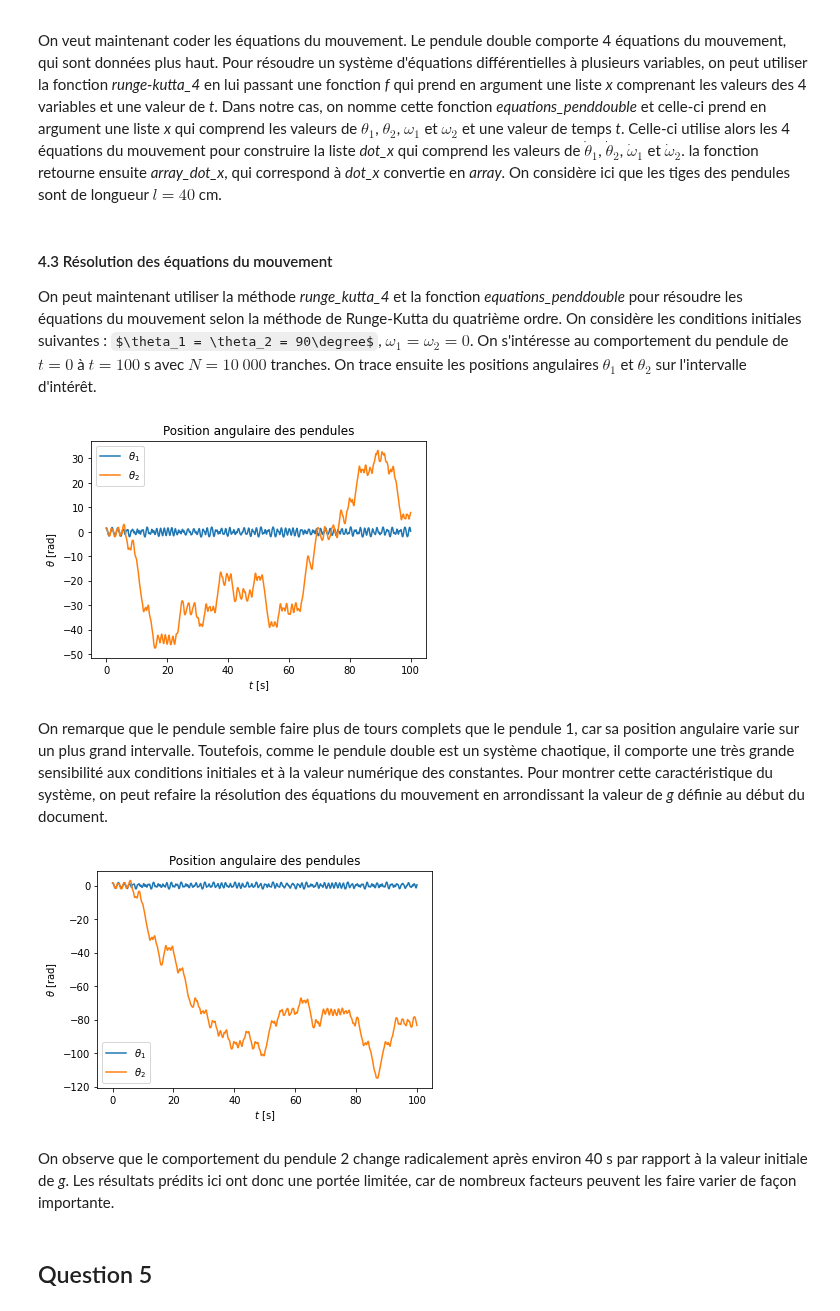
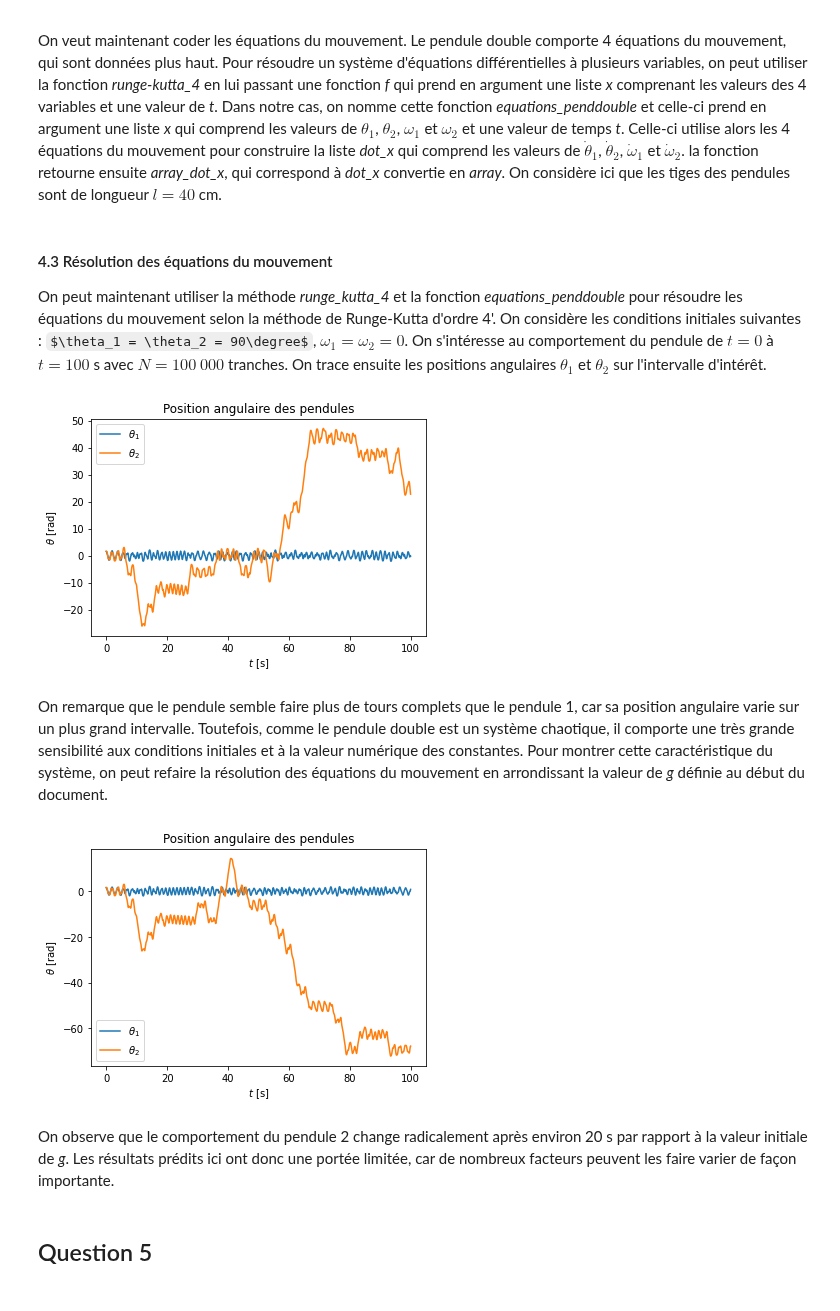
Before and after one commit to Jordan-Charest/PhysNum, a Jupyter notebook: TP3/TP3_Cla.ipynb, the cells around one changed output. Drawn from its saved outputs; the diff is of its cells as text; code cells hidden in the pictures; some formulas as TeX source.

```diff
--- a/TP3/TP3_Cla.ipynb
+++ b/TP3/TP3_Cla.ipynb
@@ -88,22 +88,22 @@ def equations_penddouble(x, t):
 # %% [markdown]
 #### 4.3 Résolution des équations du mouvement
 
-On peut maintenant utiliser la méthode *runge_kutta_4* et la fonction *equations_penddouble* pour résoudre les équations du mouvement selon la méthode de Runge-Kutta du quatrième ordre. On considère les conditions initiales suivantes : $\theta_1 = \theta_2 = 90\degree$, $\omega_1=\omega_2=0$. On s'intéresse au comportement du pendule de $t=0$ à $t=100$ s avec $N=10\ 000$ tranches. On trace ensuite les positions angulaires $\theta_1$ et $\theta_2$ sur l'intervalle d'intérêt.
+On peut maintenant utiliser la méthode *runge_kutta_4* et la fonction *equations_penddouble* pour résoudre les équations du mouvement selon la méthode de Runge-Kutta d'ordre 4'. On considère les conditions initiales suivantes : $\theta_1 = \theta_2 = 90\degree$, $\omega_1=\omega_2=0$. On s'intéresse au comportement du pendule de $t=0$ à $t=100$ s avec $N=100\ 000$ tranches. On trace ensuite les positions angulaires $\theta_1$ et $\theta_2$ sur l'intervalle d'intérêt.
 # %%
 # définition des conditions initiales (en radians)
 cond_init = [np.pi/2, np.pi/2, 0, 0]
 
 # résolution des équations du mouvement
-vars, t = runge_kutta_4(equations_penddouble, cond_init, 0, 100, 10000)
+result, t = runge_kutta_4(equations_penddouble, cond_init, 0, 100, 100000)
 
 # on trace le résultat
 
 theta_1 = []
-for v in vars:
+for v in result:
     theta_1.append(v[0])
 
 theta_2 = []
-for v in vars:
+for v in result:
     theta_2.append(v[1])
 
 fig = plt.figure()
@@ -116,44 +116,44 @@ plt.plot(t, theta_2[:-1], label="$θ_2$")
 plt.legend()
 plt.show()
 # %% [output]
-[figure, old version]
+[figure, new version]
 # %% [markdown]
 On remarque que le pendule semble faire plus de tours complets que le pendule 1, car sa position angulaire varie sur un plus grand intervalle. Toutefois, comme le pendule double est un système chaotique, il comporte une très grande sensibilité aux conditions initiales et à la valeur numérique des constantes. Pour montrer cette caractéristique du système, on peut refaire la résolution des équations du mouvement en arrondissant la valeur de *g* définie au début du document.
 # %%
 # on redéfinit la valeur de g
 g = 9.8
 
 # définition des conditions initiales (en radians)
 cond_init = [np.pi/2, np.pi/2, 0, 0]
 
 # résolution des équations du mouvement
-vars, t = runge_kutta_4(equations_penddouble, cond_init, 0, 100, 10000)
+result_2, t_2 = runge_kutta_4(equations_penddouble, cond_init, 0, 100, 100000)
 
 # on trace le résultat
 
-theta_1 = []
-for v in vars:
-    theta_1.append(v[0])
+theta_1_2 = []
+for v in result_2:
+    theta_1_2.append(v[0])
 
-theta_2 = []
-for v in vars:
-    theta_2.append(v[1])
+theta_2_2 = []
+for v in result_2:
+    theta_2_2.append(v[1])
 
 fig2 = plt.figure()
 fig2.patch.set_facecolor('white')
 plt.title('Position angulaire des pendules')
 plt.ylabel('$θ$ [rad]')
 plt.xlabel('$t$ [s]')
-plt.plot(t, theta_1[:-1], label="$θ_1$")
-plt.plot(t, theta_2[:-1], label="$θ_2$")
+plt.plot(t_2, theta_1_2[:-1], label="$θ_1$")
+plt.plot(t_2, theta_2_2[:-1], label="$θ_2$")
 plt.legend()
 plt.show()
 
 # on redéfinit la valeur initiale de g
 g = 9.80665
 # %% [output]
-[figure, old version]
+[figure, new version]
 # %% [markdown]
-On observe que le comportement du pendule 2 change radicalement après environ 40 s par rapport à la valeur initiale de *g*. Les résultats prédits ici ont donc une portée limitée, car de nombreux facteurs peuvent les faire varier de façon importante.
+On observe que le comportement du pendule 2 change radicalement après environ 20 s par rapport à la valeur initiale de *g*. Les résultats prédits ici ont donc une portée limitée, car de nombreux facteurs peuvent les faire varier de façon importante.
 # %% [markdown]
 ## Question 5
```
Also changed, not shown: parts of 6 cells of this notebook.
